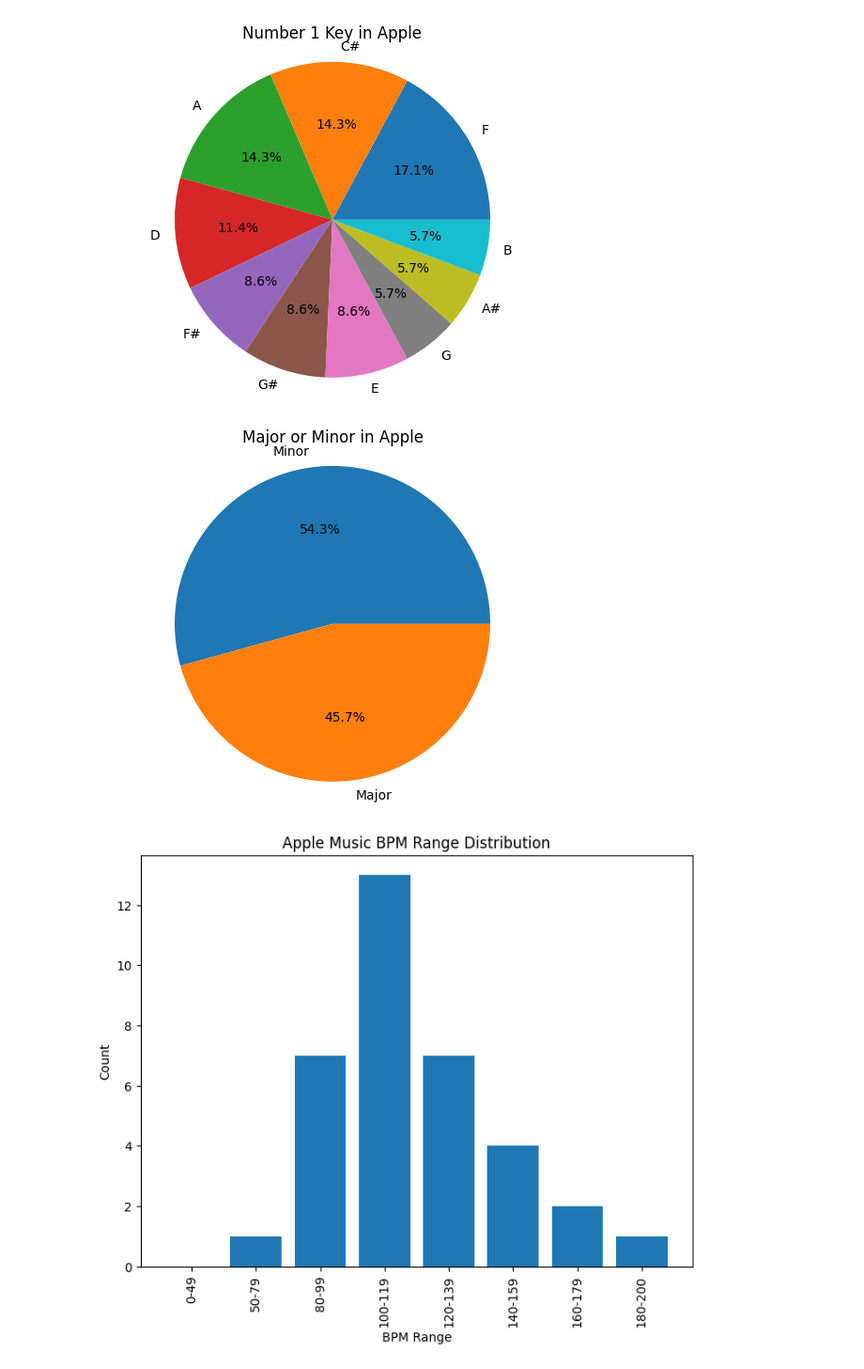
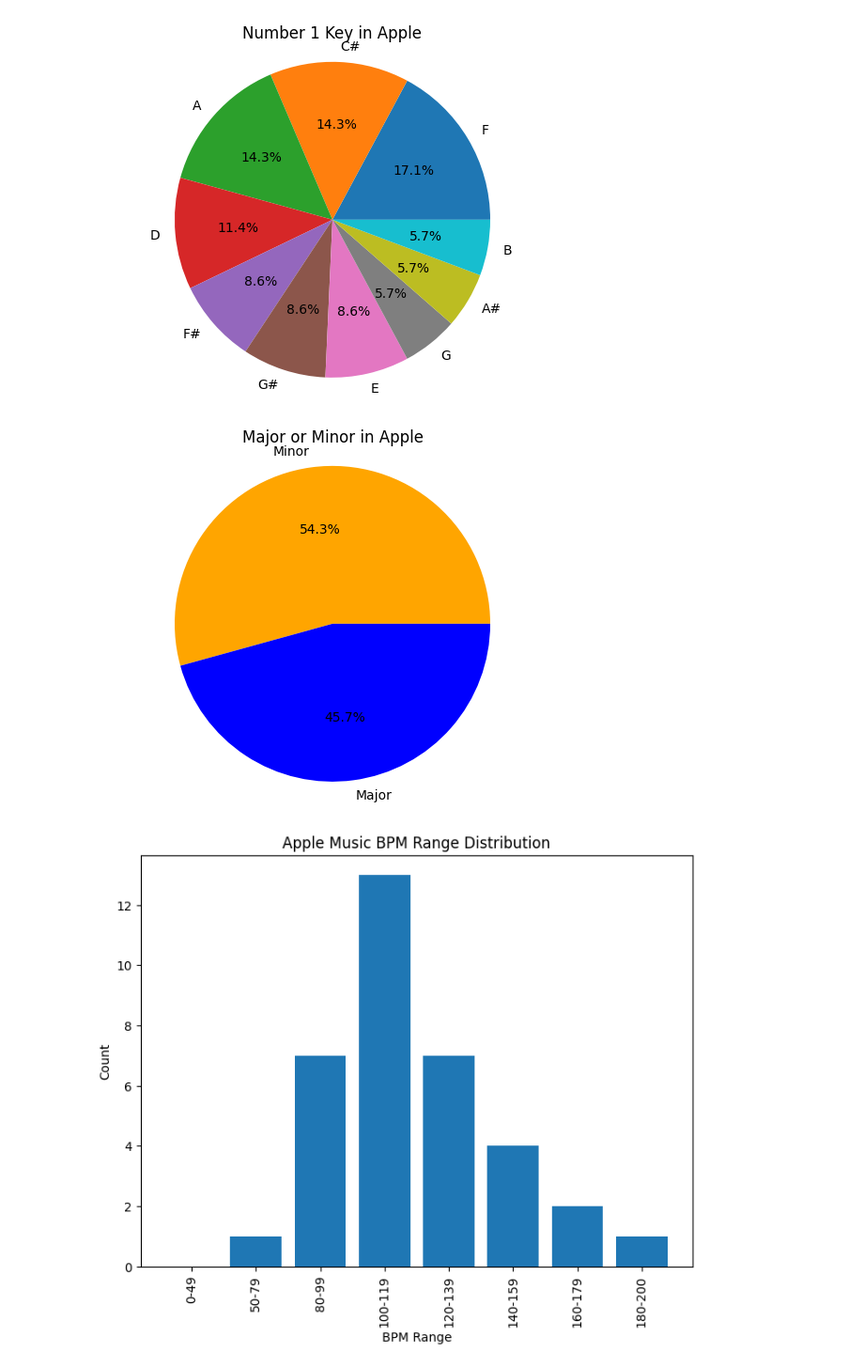
Before and after one commit to alaa-aleryani/Project_1, a Jupyter notebook: music.ipynb, the cells around one changed output. Shown at 94% size. Drawn from its saved outputs; the diff is of its cells as text; code cells hidden in the pictures.

```diff
--- a/music.ipynb
+++ b/music.ipynb
@@ -397,15 +398,16 @@ plt.title("Number 1 Key in Apple")
 plt.show()
 # %% [output]
 [figure]
-# %%
-## Major or minor
-no1_apple_mode=no1_apple["mode"].value_counts()
-plt.pie(no1_apple_mode,labels=no1_apple_mode.index,autopct='%1.1f%%')
-plt.axis("equal")
-plt.title("Major or Minor in Apple")
-plt.show()
-# %% [output]
-[figure, removed]
+# %%
+## Major or minor
+no1_apple_mode=no1_apple["mode"].value_counts()
+color=["orange","blue"]
+plt.pie(no1_apple_mode,labels=no1_apple_mode.index,colors=color,autopct='%1.1f%%')
+plt.axis("equal")
+plt.title("Major or Minor in Apple")
+plt.show()
+# %% [output]
+[figure, added]
 # %%
 ## Make a list for Apple bpm
 abpm_0to49=[]
```
Also changed, not shown: parts of 4 cells of this notebook.
